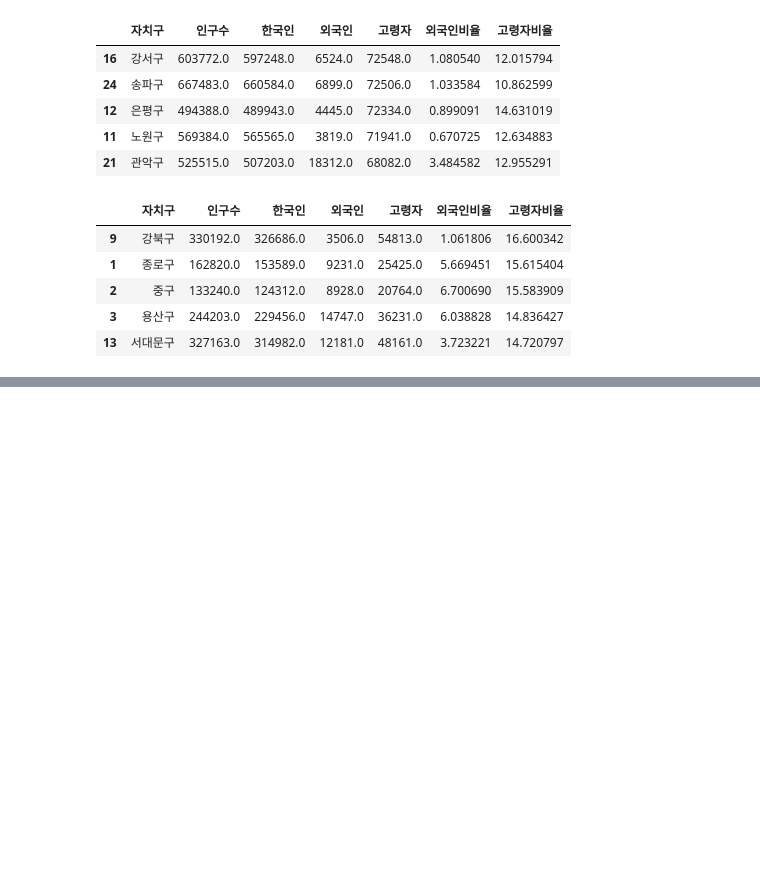
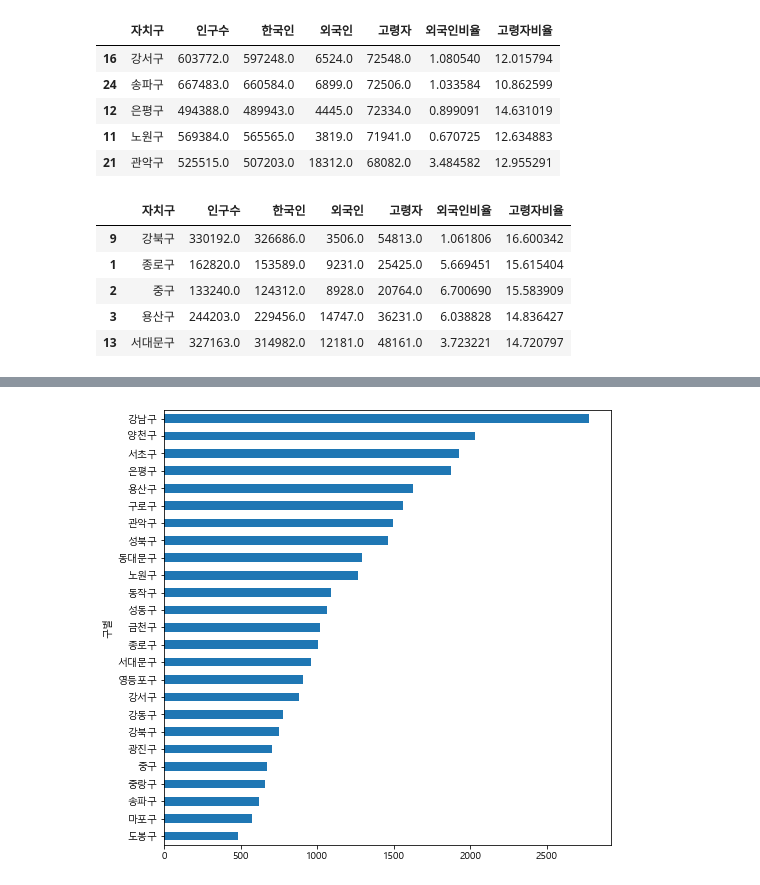
Before and after one commit to HyowonKIM94/python_anaysis_practice, a Jupyter notebook: 서울시 구별 CCTV현황 분석.ipynb, the cells around one changed output, grey strips where cells are left out. Saved outputs shown, nothing was run; the diff lists cells and outputs as text; code cells hidden in the pictures; blank space fills up the shorter version.

```diff
--- a/서울시 구별 CCTV현황 분석.ipynb
+++ b/서울시 구별 CCTV현황 분석.ipynb
@@ -432,0 +606,7 @@ pop_Seoul.sort_values(by='고령자비율',ascending=False).head()
+# %%
+# 데이터에서 소계데이터만을 정렬해서 가져와서 수평선 그래프로 보여줘봐
+data_result['소계'].sort_values().plot(kind='barh',grid=False, figsize=(8,8))
+plt.show()
+#cctv 개수에서 강남구가 월등히 많다는것을 볼수 있음
+# %% [output]
+[figure, added]
```
Also changed, not shown: parts of 37 cells of this notebook.
